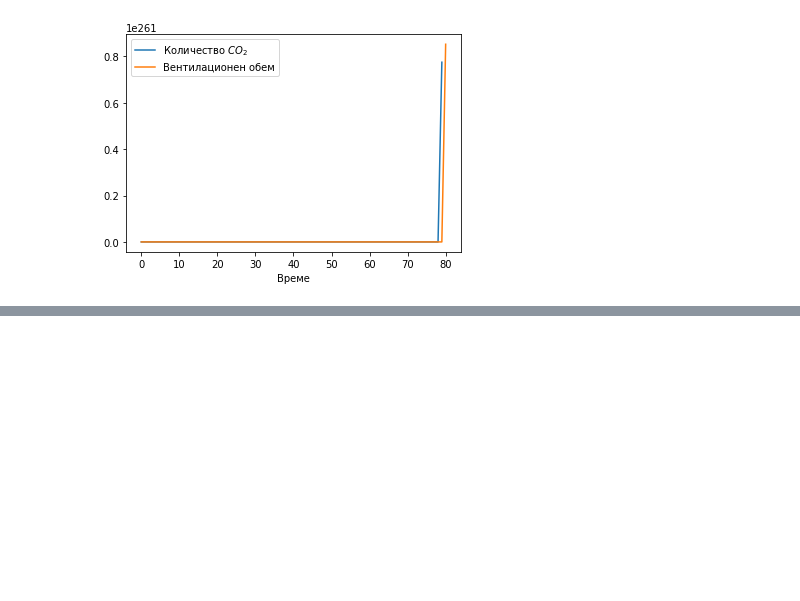
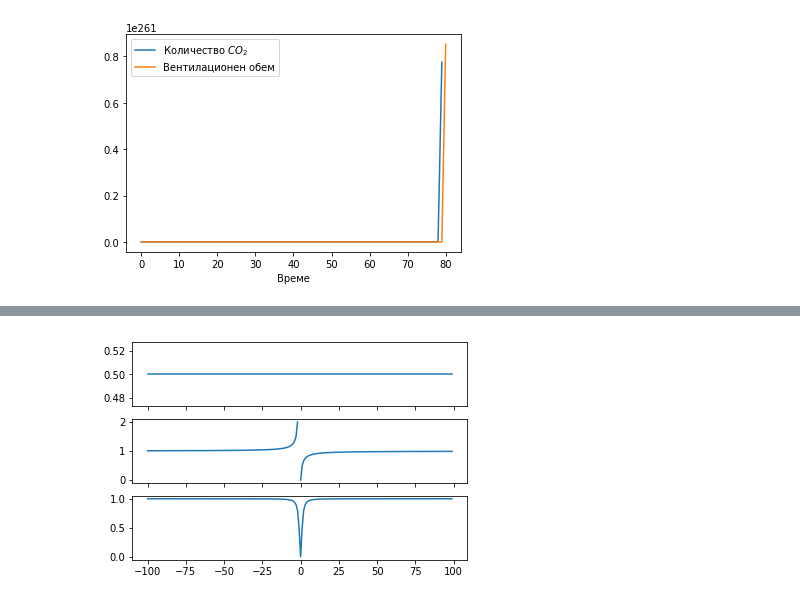
Before and after one commit to Beatris/biomath_models, a Jupyter notebook: Ventilation Control.ipynb, the cells around one changed output, grey strips where cells are left out. Cells and saved outputs as stored; diff of their text form; code cells hidden in the pictures; blank space fills up the shorter version.

```diff
--- a/Ventilation Control.ipynb
+++ b/Ventilation Control.ipynb
@@ -272,0 +305,12 @@ plot_model(nonlinear_model(100, 1.1, 1.1, 1.2)) # alpha * beta = 1.21
+# %%
+def s(C, K=1, l=0):
+    return C**l / (K**l + C**l)
+# %%
+C = np.arange(-100, 100)
+f, (ax1, ax2, ax3) = plt.subplots(3, 1, sharex=True)
+ax1.plot(C, s(C, K=1, l=0))
+ax2.plot(C, s(C, K=1, l=1))
+ax3.plot(C, s(C, K=1, l=2))
+plt.show()
+# %% [output]
+[figure, added]
```
Also changed, not shown: parts of 7 cells of this notebook.
